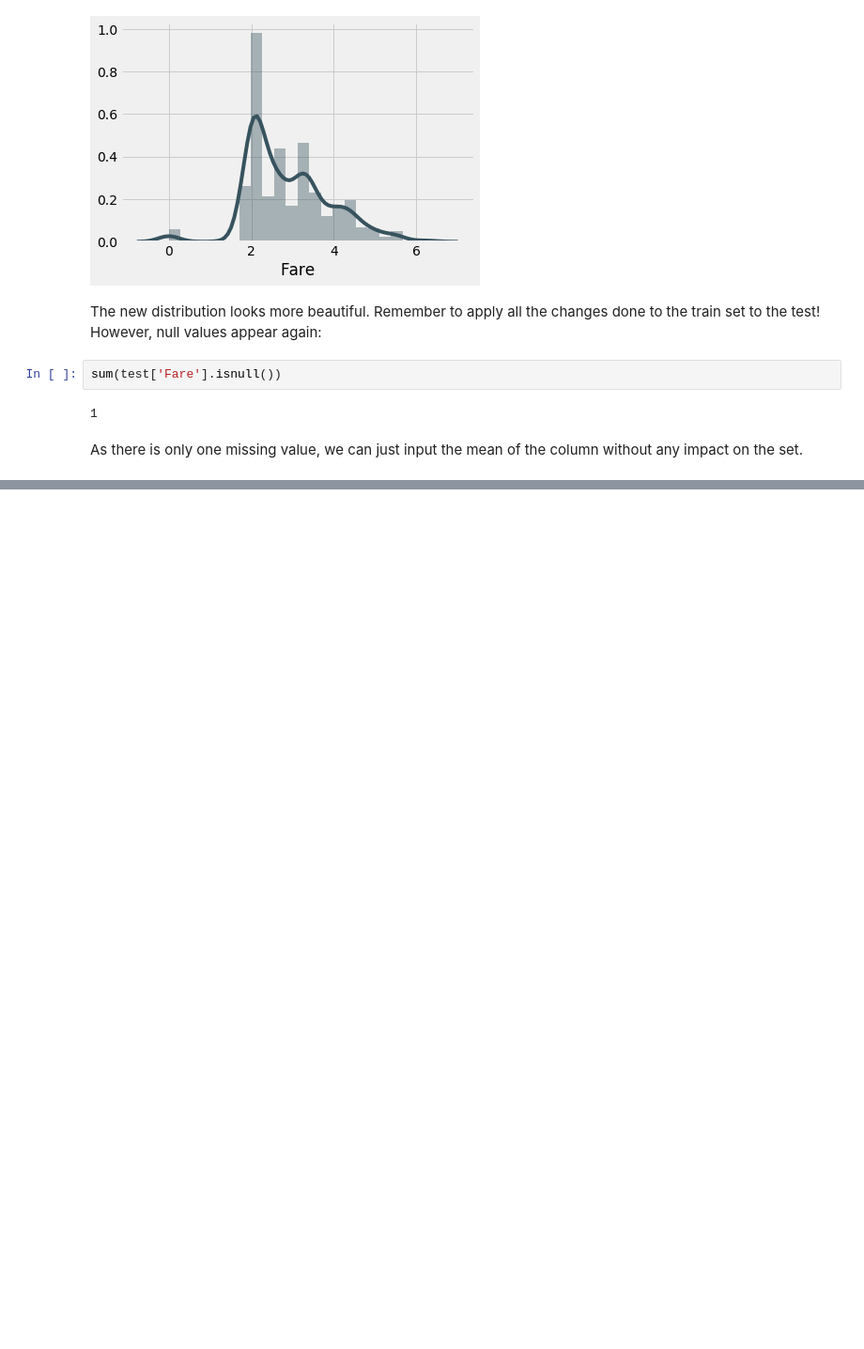
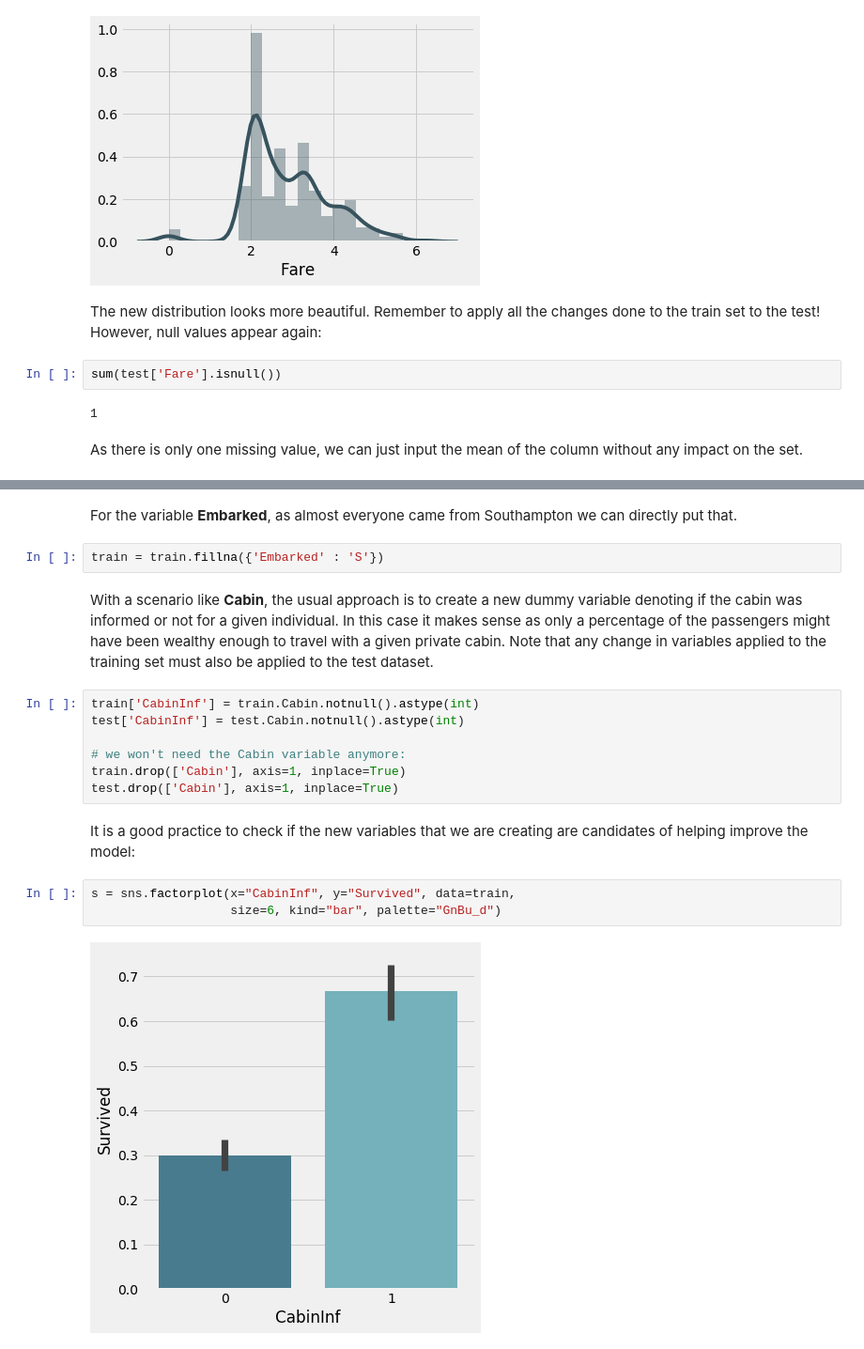
Before and after one commit to pmbrull/pmbrull-github-io-archive, a Jupyter notebook: TitanicSession.ipynb, the cells around one changed output, grey strips where cells are left out. Shown at 94% size. Saved outputs shown, nothing was run; the diff lists cells and outputs as text; blank space fills up the shorter version.

```diff
--- a/TitanicSession.ipynb
+++ b/TitanicSession.ipynb
@@ -276,0 +386,20 @@ test["Fare"] = test["Fare"].map(lambda x: np.log(x) if x > 0 else 0)
+# %% [markdown]
+For the variable **Embarked**, as almost everyone came from Southampton we can directly put that.
+# %%
+train = train.fillna({'Embarked' : 'S'})
+# %% [markdown]
+With a scenario like **Cabin**, the usual approach is to create a new dummy variable denoting if the cabin was informed or not for a given individual. In this case it makes sense as only a percentage of the passengers might have been wealthy enough to travel with a given private cabin. Note that any change in variables applied to the training set must also be applied to the test dataset.
+# %%
+train['CabinInf'] = train.Cabin.notnull().astype(int)
+test['CabinInf'] = test.Cabin.notnull().astype(int)
+
+# we won't need the Cabin variable anymore:
+train.drop(['Cabin'], axis=1, inplace=True)
+test.drop(['Cabin'], axis=1, inplace=True)
+# %% [markdown]
+It is a good practice to check if the new variables that we are creating are candidates of helping improve the model:
+# %%
+s = sns.factorplot(x="CabinInf", y="Survived", data=train,
+                   size=6, kind="bar", palette="GnBu_d")
+# %% [output]
+[figure, added]
```
Also changed, not shown: parts of 90 cells of this notebook.
